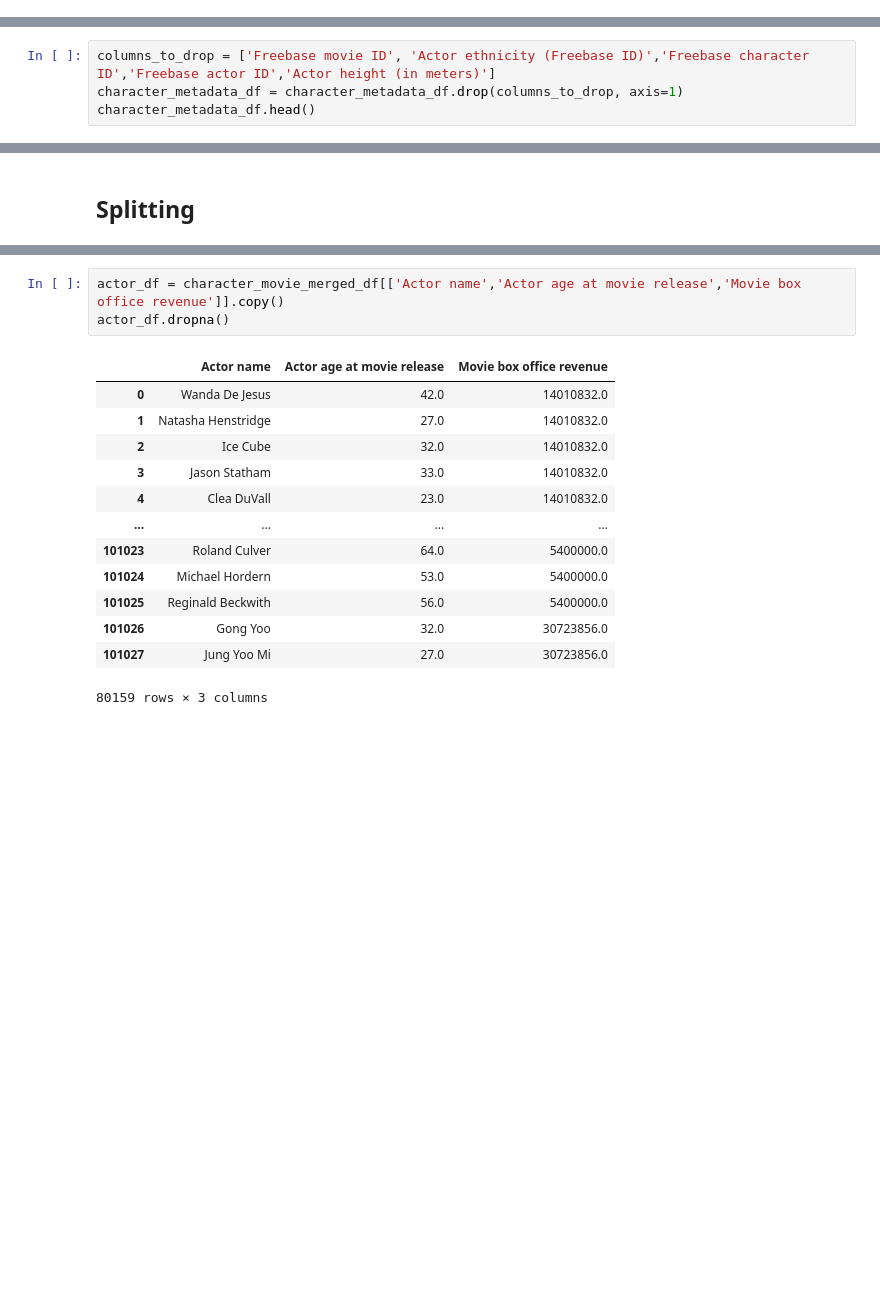
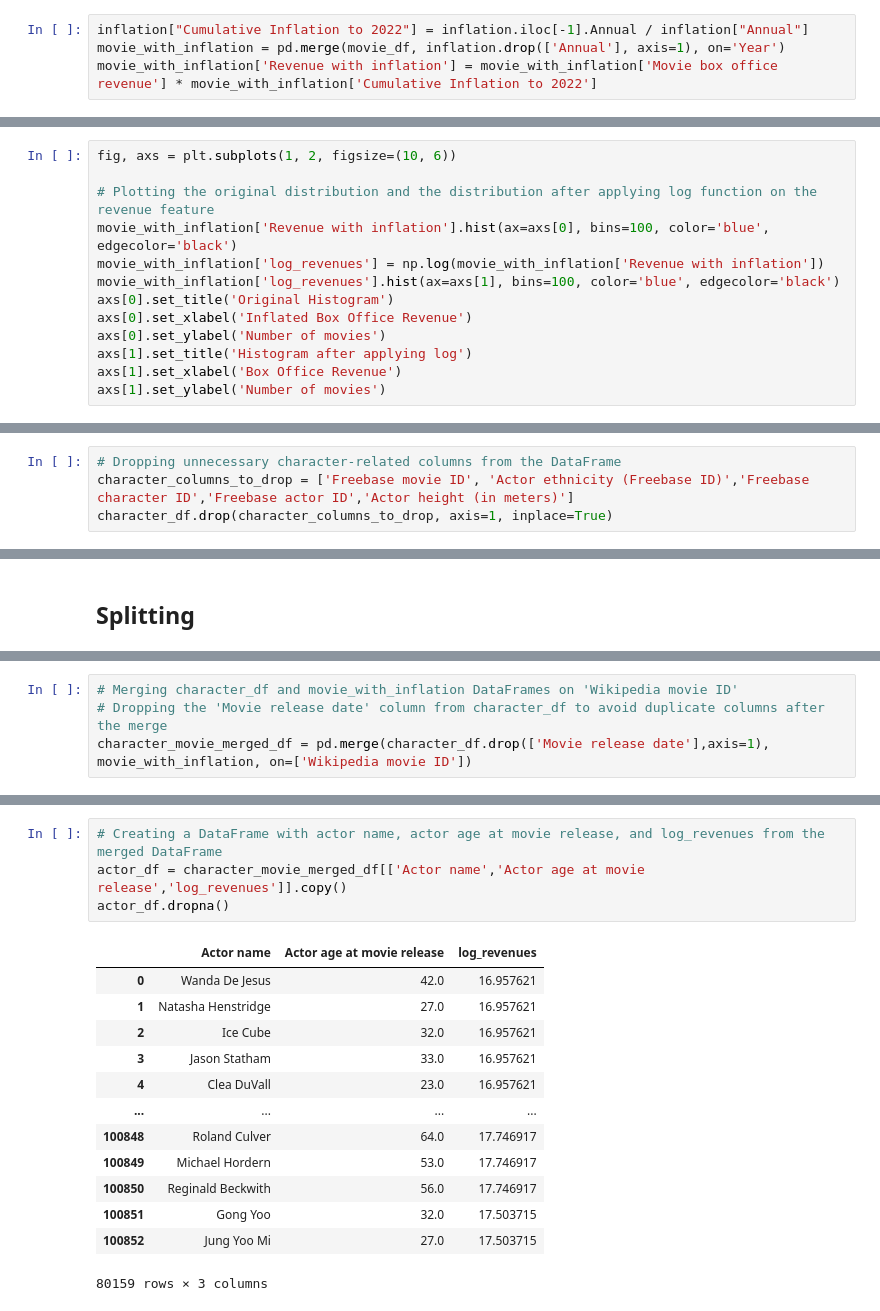
Before and after one commit to epfl-ada/ada-2023-project-adaflix, a Jupyter notebook: garik_notebook.ipynb, the cells around one changed output, grey strips where cells are left out. Saved outputs shown, nothing was run; the diff lists cells and outputs as text; blank space fills up the shorter version.

```diff
--- a/garik_notebook.ipynb
+++ b/garik_notebook.ipynb
@@ -55,0 +68,4 @@ expliquer: j'enleve les colonnes useless
+# %%
+inflation["Cumulative Inflation to 2022"] = inflation.iloc[-1].Annual / inflation["Annual"]
+movie_with_inflation = pd.merge(movie_df, inflation.drop(['Annual'], axis=1), on='Year')
+movie_with_inflation['Revenue with inflation'] = movie_with_inflation['Movie box office revenue'] * movie_with_inflation['Cumulative Inflation to 2022']
@@ -55,0 +74,13 @@ expliquer: j'enleve les colonnes useless
+# %%
+fig, axs = plt.subplots(1, 2, figsize=(10, 6))
+
+# Plotting the original distribution and the distribution after applying log function on the revenue feature
+movie_with_inflation['Revenue with inflation'].hist(ax=axs[0], bins=100, color='blue', edgecolor='black')
+movie_with_inflation['log_revenues'] = np.log(movie_with_inflation['Revenue with inflation'])
+movie_with_inflation['log_revenues'].hist(ax=axs[1], bins=100, color='blue', edgecolor='black')
+axs[0].set_title('Original Histogram')
+axs[0].set_xlabel('Inflated Box Office Revenue')
+axs[0].set_ylabel('Number of movies')
+axs[1].set_title('Histogram after applying log')
+axs[1].set_xlabel('Box Office Revenue')
+axs[1].set_ylabel('Number of movies')
@@ -56,4 +94,4 @@ expliquer: j'enleve les colonnes useless
 # %%
-columns_to_drop = ['Freebase movie ID', 'Actor ethnicity (Freebase ID)','Freebase character ID','Freebase actor ID','Actor height (in meters)']
-character_metadata_df = character_metadata_df.drop(columns_to_drop, axis=1)
-character_metadata_df.head()
+# Dropping unnecessary character-related columns from the DataFrame
+character_columns_to_drop = ['Freebase movie ID', 'Actor ethnicity (Freebase ID)','Freebase character ID','Freebase actor ID','Actor height (in meters)']
+character_df.drop(character_columns_to_drop, axis=1, inplace=True)
@@ -123,0 +128,4 @@ gender_df.dropna(subset=['Actor gender'], inplace=True)
+# %%
+# Merging character_df and movie_with_inflation DataFrames on 'Wikipedia movie ID'
+# Dropping the 'Movie release date' column from character_df to avoid duplicate columns after the merge
+character_movie_merged_df = pd.merge(character_df.drop(['Movie release date'],axis=1), movie_with_inflation, on=['Wikipedia movie ID'])
@@ -124,17 +140,18 @@ gender_df.dropna(subset=['Actor gender'], inplace=True)
 # %%
-actor_df = character_movie_merged_df[['Actor name','Actor age at movie release','Movie box office revenue']].copy()
+# Creating a DataFrame with actor name, actor age at movie release, and log_revenues from the merged DataFrame
+actor_df = character_movie_merged_df[['Actor name','Actor age at movie release','log_revenues']].copy()
 actor_df.dropna()
 # %% [output]
-|  | Actor name | Actor age at movie release | Movie box office revenue |
-| 0 | Wanda De Jesus | 42.0 | 14010832.0 |
-| 1 | Natasha Henstridge | 27.0 | 14010832.0 |
-| 2 | Ice Cube | 32.0 | 14010832.0 |
-| 3 | Jason Statham | 33.0 | 14010832.0 |
-| 4 | Clea DuVall | 23.0 | 14010832.0 |
+|  | Actor name | Actor age at movie release | log_revenues |
+| 0 | Wanda De Jesus | 42.0 | 16.957621 |
+| 1 | Natasha Henstridge | 27.0 | 16.957621 |
+| 2 | Ice Cube | 32.0 | 16.957621 |
+| 3 | Jason Statham | 33.0 | 16.957621 |
+| 4 | Clea DuVall | 23.0 | 16.957621 |
 | ... | ... | ... | ... |
-| 101023 | Roland Culver | 64.0 | 5400000.0 |
-| 101024 | Michael Hordern | 53.0 | 5400000.0 |
-| 101025 | Reginald Beckwith | 56.0 | 5400000.0 |
-| 101026 | Gong Yoo | 32.0 | 30723856.0 |
-| 101027 | Jung Yoo Mi | 27.0 | 30723856.0 |
+| 100848 | Roland Culver | 64.0 | 17.746917 |
+| 100849 | Michael Hordern | 53.0 | 17.746917 |
+| 100850 | Reginald Beckwith | 56.0 | 17.746917 |
+| 100851 | Gong Yoo | 32.0 | 17.503715 |
+| 100852 | Jung Yoo Mi | 27.0 | 17.503715 |
 80159 rows × 3 columns
```
Also changed, not shown: parts of 41 cells of this notebook.
